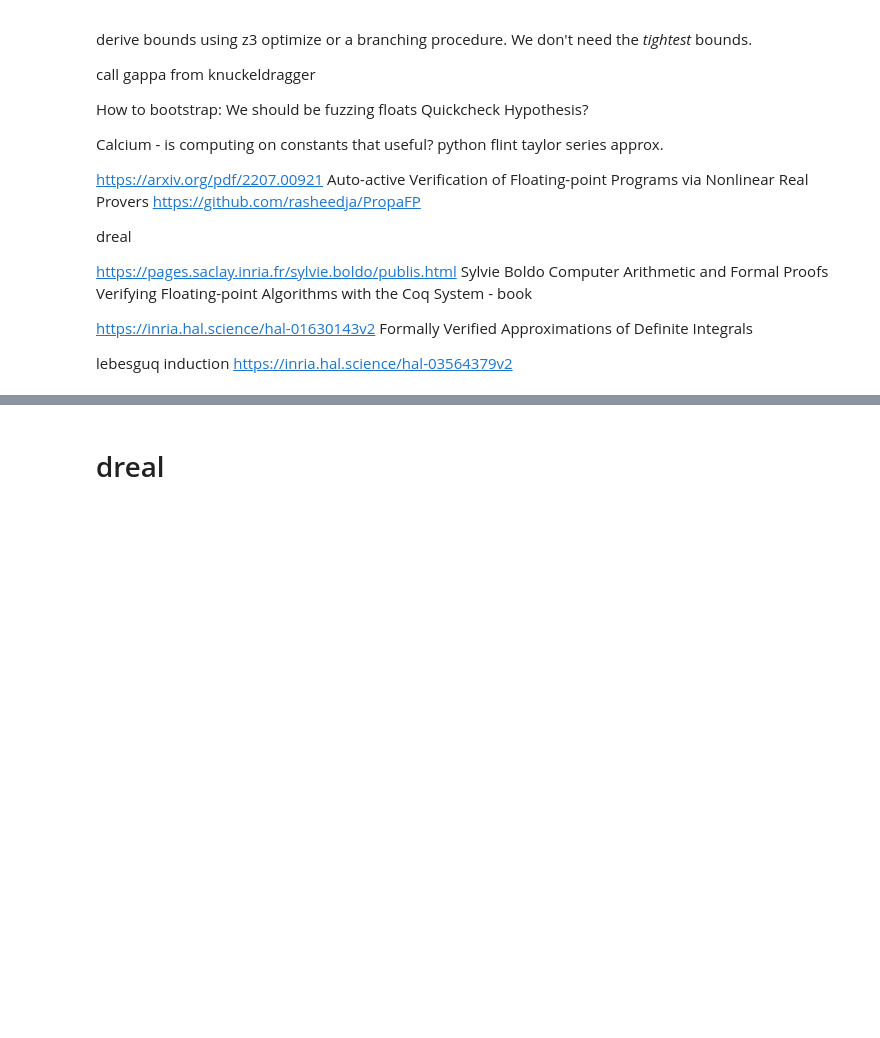
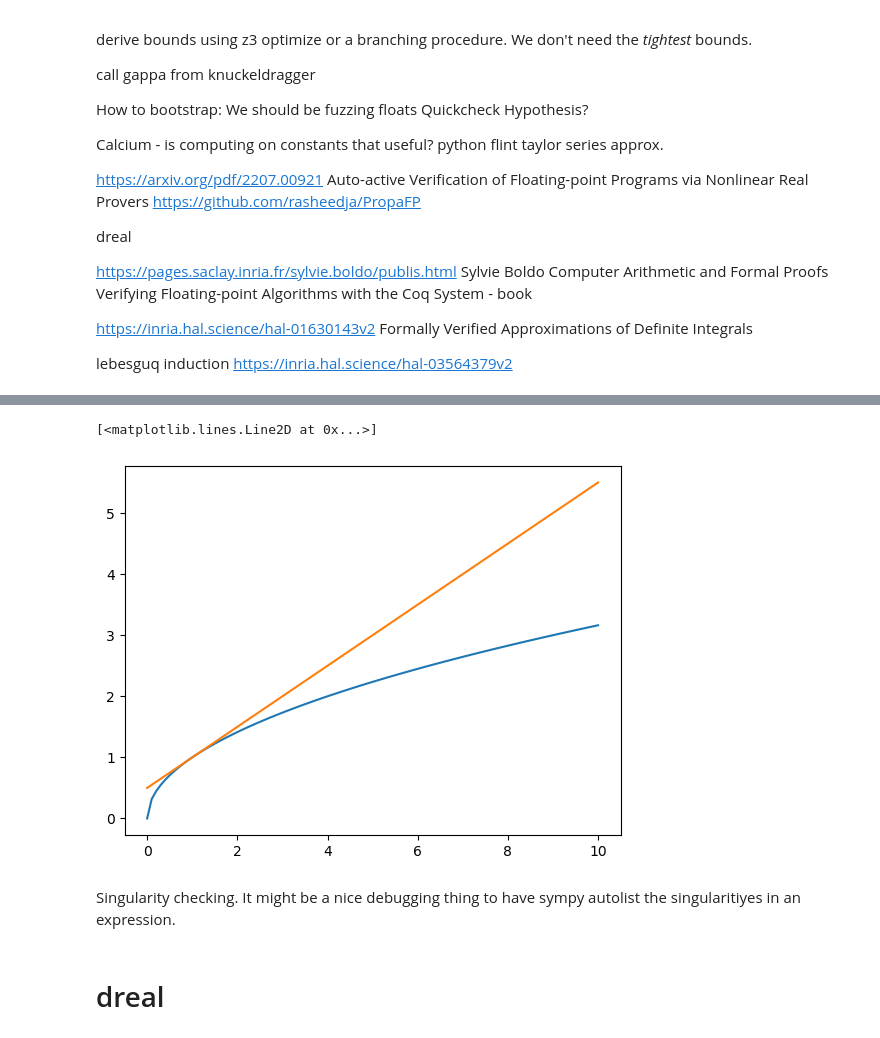
Before and after one commit to philzook58/philzook58.github.io, a Jupyter notebook: _drafts/float.ipynb, the cells around one changed output, grey strips where cells are left out. Drawn from its saved outputs; the diff is of its cells as text; code cells hidden in the pictures; blank space fills up the shorter version.

```diff
--- a/_drafts/float.ipynb
+++ b/_drafts/float.ipynb
@@ -51,0 +146,12 @@ lebesguq induction  https://inria.hal.science/hal-03564379v2
+# %%
+import numpy as np
+import matplotlib.pyplot as plt
+xs = np.linspace(0, 10, 100)
+ys = np.sqrt(xs)
+plt.plot(xs, ys)
+plt.plot(xs, 0.5*(xs - 1) + 1)
+#plt.plot(xs, xs + 0.25)
+#plt.plot(xs, xs / (0.5*xs + 0.5))
+# %% [output]
+[<matplotlib.lines.Line2D at 0x...>]
+[figure, added]
@@ -52,2 +218,5 @@ lebesguq induction  https://inria.hal.science/hal-03564379v2
+# %% [markdown]
+Singularity checking.
+It might be a nice debugging thing to have sympy autolist the singularitiyes in an expression.
 # %% [markdown]
 # dreal
```
Also changed, not shown: parts of 21 cells of this notebook, 14 other files.
